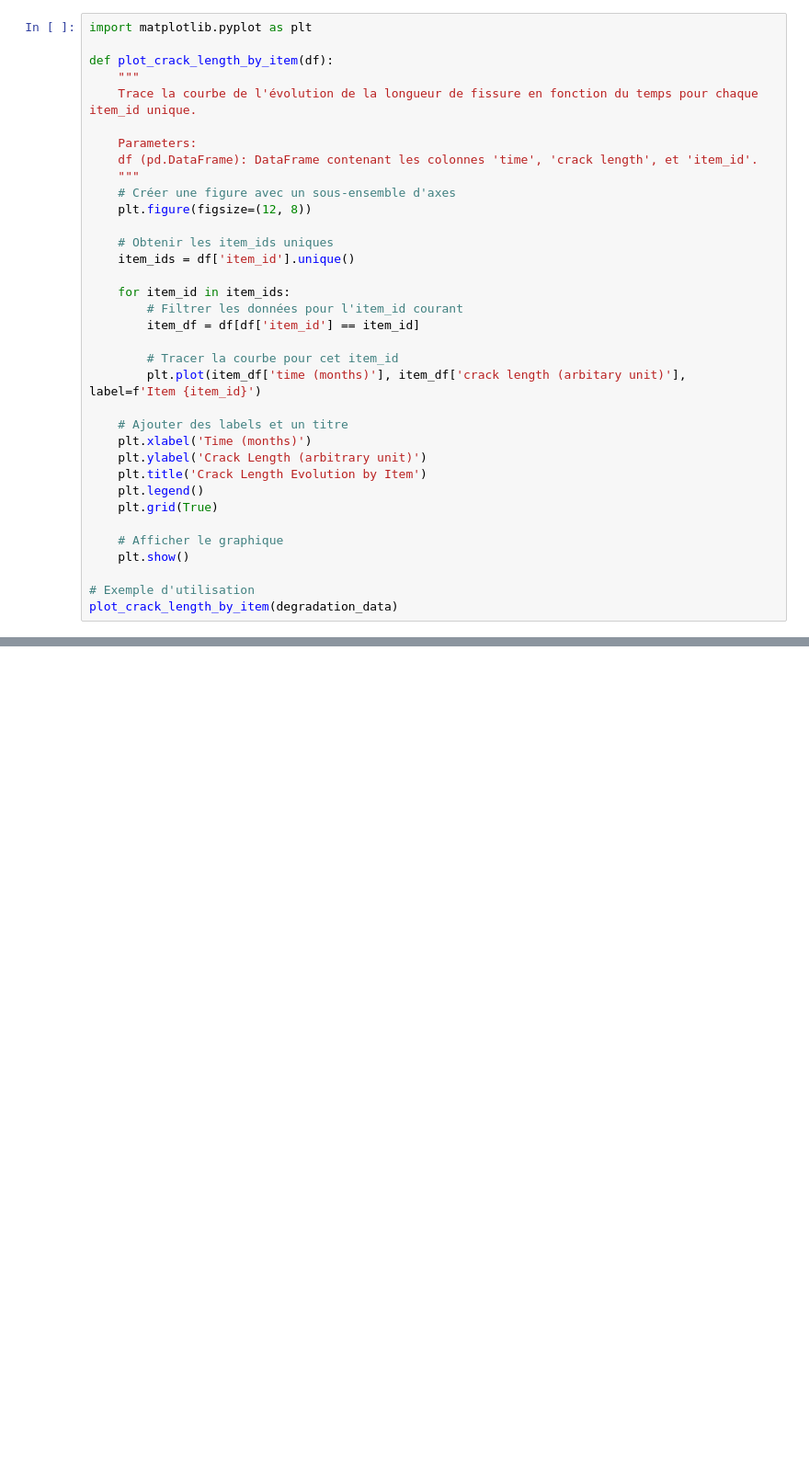
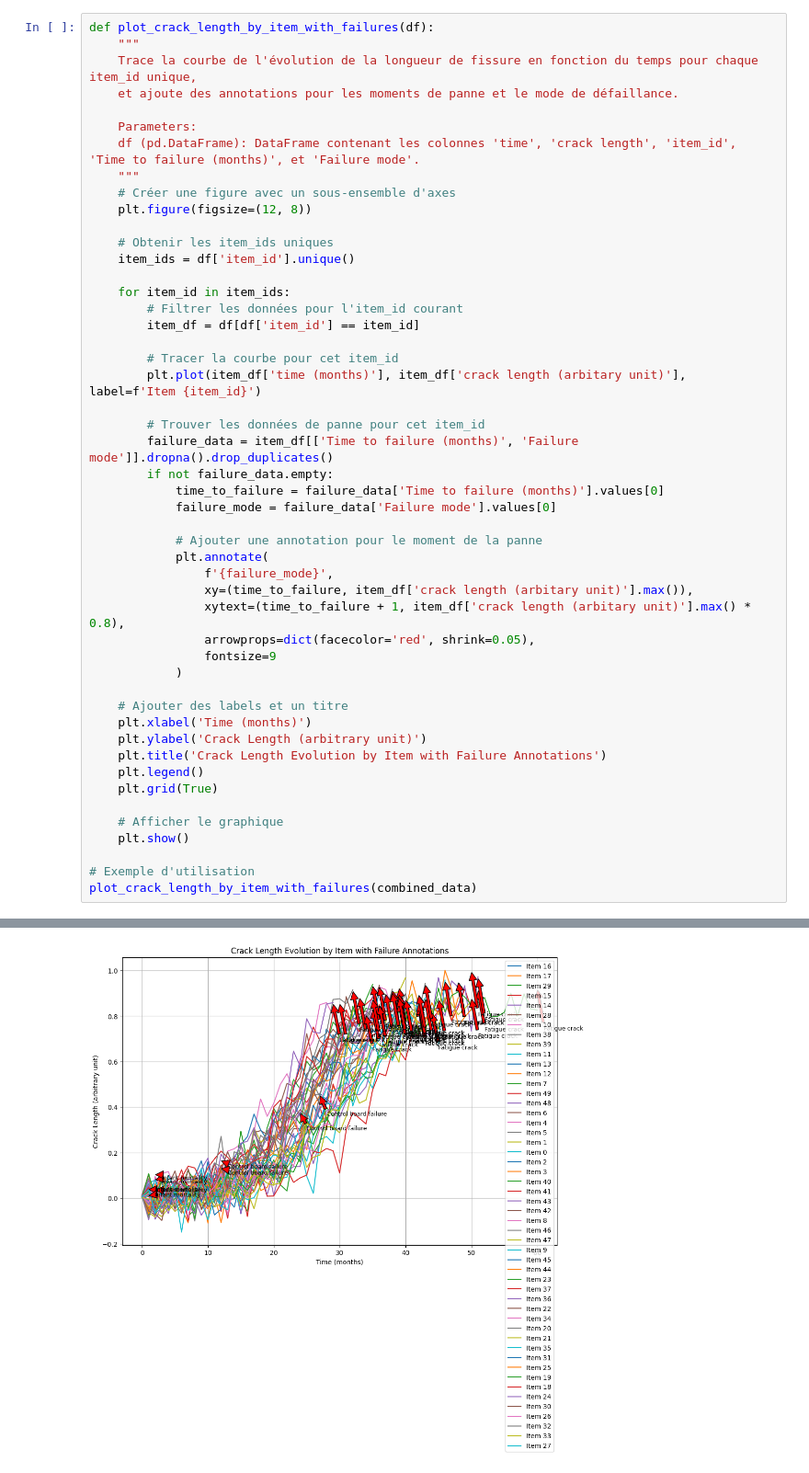
Before and after one commit to mriusero/projet-sda-machine-learning, a Jupyter notebook: app/dashboard/functions/data_exploration.ipynb, the cells around one changed output, grey strips where cells are left out. Shown: that part at 92% size. Cells and saved outputs as stored; diff of their text form; blank space fills up the shorter version.

```diff
--- a/app/dashboard/functions/data_exploration.ipynb
+++ b/app/dashboard/functions/data_exploration.ipynb
@@ -112,12 +31,11 @@ combined_data.head(10)
 # %%
-import matplotlib.pyplot as plt
-
-def plot_crack_length_by_item(df):
+def plot_crack_length_by_item_with_failures(df):
     """
-    Trace la courbe de l'évolution de la longueur de fissure en fonction du temps pour chaque item_id unique.
+    Trace la courbe de l'évolution de la longueur de fissure en fonction du temps pour chaque item_id unique,
+    et ajoute des annotations pour les moments de panne et le mode de défaillance.
 
     Parameters:
-    df (pd.DataFrame): DataFrame contenant les colonnes 'time', 'crack length', et 'item_id'.
+    df (pd.DataFrame): DataFrame contenant les colonnes 'time', 'crack length', 'item_id', 'Time to failure (months)', et 'Failure mode'.
     """
     # Créer une figure avec un sous-ensemble d'axes
     plt.figure(figsize=(12, 8))
@@ -132,10 +50,25 @@ def plot_crack_length_by_item(df):
         # Tracer la courbe pour cet item_id
         plt.plot(item_df['time (months)'], item_df['crack length (arbitary unit)'], label=f'Item {item_id}')
 
+        # Trouver les données de panne pour cet item_id
+        failure_data = item_df[['Time to failure (months)', 'Failure mode']].dropna().drop_duplicates()
+        if not failure_data.empty:
+            time_to_failure = failure_data['Time to failure (months)'].values[0]
+            failure_mode = failure_data['Failure mode'].values[0]
+
+            # Ajouter une annotation pour le moment de la panne
+            plt.annotate(
+                f'{failure_mode}',
+                xy=(time_to_failure, item_df['crack length (arbitary unit)'].max()),
+                xytext=(time_to_failure + 1, item_df['crack length (arbitary unit)'].max() * 0.8),
+                arrowprops=dict(facecolor='red', shrink=0.05),
+                fontsize=9
+            )
+
     # Ajouter des labels et un titre
     plt.xlabel('Time (months)')
     plt.ylabel('Crack Length (arbitrary unit)')
-    plt.title('Crack Length Evolution by Item')
+    plt.title('Crack Length Evolution by Item with Failure Annotations')
     plt.legend()
     plt.grid(True)
 
@@ -143,5 +76,5 @@ def plot_crack_length_by_item(df):
     plt.show()
 
 # Exemple d'utilisation
-plot_crack_length_by_item(degradation_data)
+plot_crack_length_by_item_with_failures(combined_data)
 # %% [output]
@@ -149,0 +81 @@ KeyError: 'crack length'
+[figure, added]
```
Also changed, not shown: parts of 6 cells of this notebook, 2 other files.
